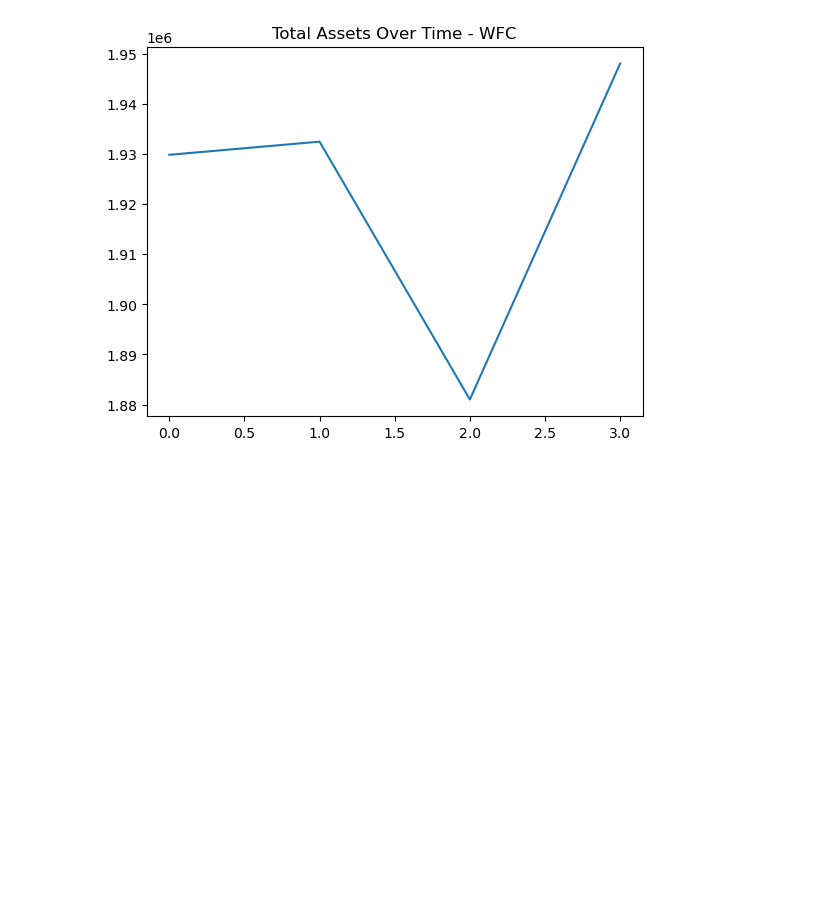
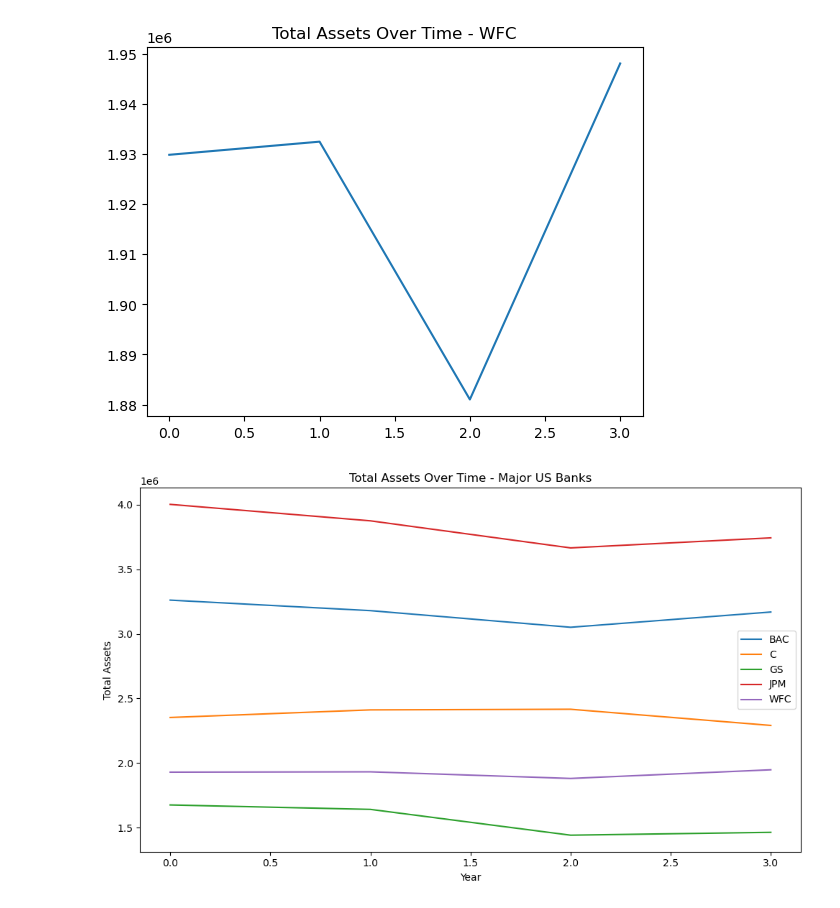
Before and after one commit to Yvonneamg/financial-health-analysis, a Jupyter notebook: notebooks/04_visualization.ipynb, the cells around one changed output. Saved outputs shown, nothing was run; the diff lists cells and outputs as text; code cells hidden in the pictures; blank space fills up the shorter version.

Commit message:
Updated clean balance sheets

```diff
--- a/notebooks/04_visualization.ipynb
+++ b/notebooks/04_visualization.ipynb
@@ -42,3 +42,25 @@ plt.savefig("../outputs/figures/wfc_assets_trend.png")
 plt.show()
 # %% [output]
 [figure]
+# %%
+# Single plot for all
+
+banks = ["BAC", "C", "GS", "JPM", "WFC"]
+
+plt.figure(figsize=(10,6))
+
+for bank in banks:
+    df = pd.read_csv(f"../data/processed/{bank}_balance_sheet_clean.csv")
+    plt.plot(df.index, df["Total Assets"], label=bank)
+
+plt.title("Total Assets Over Time - Major US Banks")
+plt.xlabel("Year")
+plt.ylabel("Total Assets")
+plt.legend()
+plt.grid(False)
+
+plt.tight_layout()
+plt.savefig("../outputs/figures/all_banks_assets_trend.png")
+plt.show()
+# %% [output]
+[figure, added]
```
Also changed, not shown: 5 other files.
